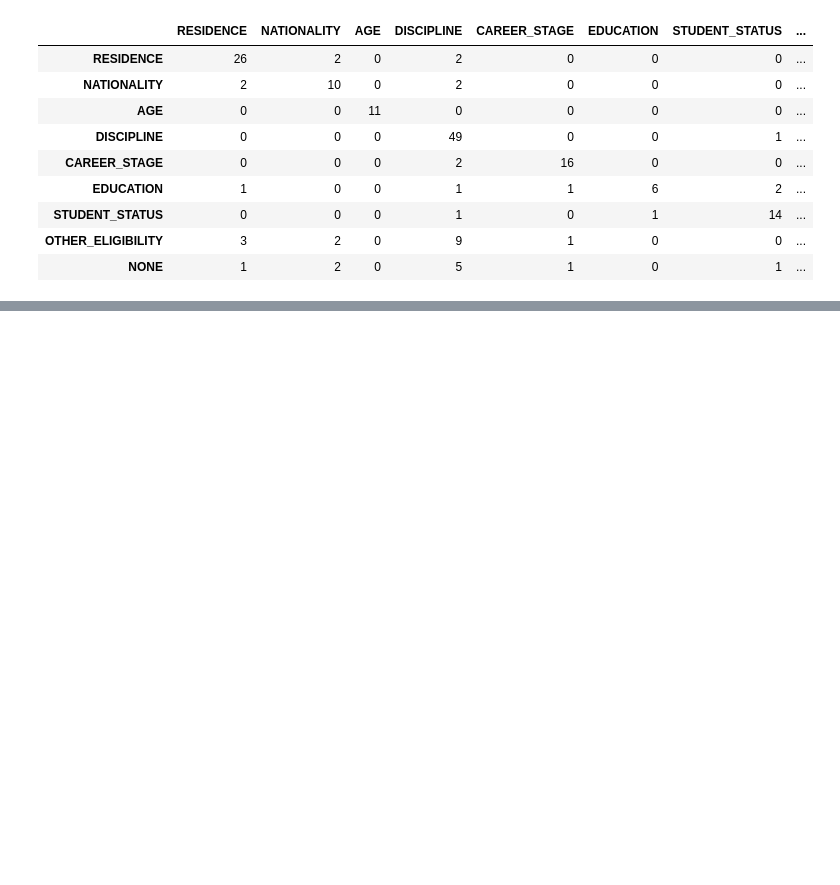
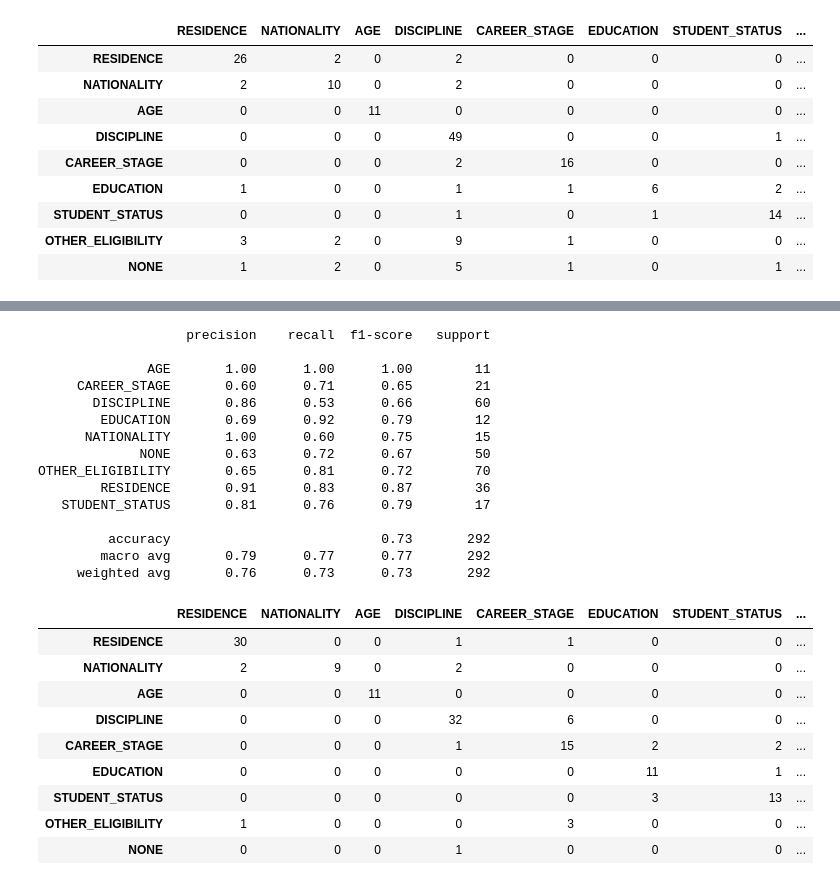
Before and after one commit to Lucaisok/open_art, a Jupyter notebook: notebooks/eligibility_classifier.ipynb, the cells around one changed output, grey strips where cells are left out. Cells and saved outputs as stored; diff of their text form; code cells hidden in the pictures; blank space fills up the shorter version.

Commit message:
fourth model, external LLM

```diff
--- a/notebooks/eligibility_classifier.ipynb
+++ b/notebooks/eligibility_classifier.ipynb
@@ -425,0 +495,32 @@ embeddings  NONE->DISCIPLINE:  5   DISCIPLINE->NONE:  7
+# %%
+# Step 3: the same report as the trained models
+print(classification_report(y, llm_pred))
+
+llm_cm = confusion_matrix(y, llm_pred, labels=LABEL_ORDER)
+pd.DataFrame(llm_cm, index=LABEL_ORDER, columns=LABEL_ORDER)
+# %% [output]
+                   precision    recall  f1-score   support
+
+              AGE       1.00      1.00      1.00        11
+     CAREER_STAGE       0.60      0.71      0.65        21
+       DISCIPLINE       0.86      0.53      0.66        60
+        EDUCATION       0.69      0.92      0.79        12
+      NATIONALITY       1.00      0.60      0.75        15
+             NONE       0.63      0.72      0.67        50
+OTHER_ELIGIBILITY       0.65      0.81      0.72        70
+        RESIDENCE       0.91      0.83      0.87        36
+   STUDENT_STATUS       0.81      0.76      0.79        17
+
+         accuracy                           0.73       292
+        macro avg       0.79      0.77      0.77       292
+     weighted avg       0.76      0.73      0.73       292
+|  | RESIDENCE | NATIONALITY | AGE | DISCIPLINE | CAREER_STAGE | EDUCATION | STUDENT_STATUS | ... |
+| RESIDENCE | 30 | 0 | 0 | 1 | 1 | 0 | 0 | ... |
+| NATIONALITY | 2 | 9 | 0 | 2 | 0 | 0 | 0 | ... |
+| AGE | 0 | 0 | 11 | 0 | 0 | 0 | 0 | ... |
+| DISCIPLINE | 0 | 0 | 0 | 32 | 6 | 0 | 0 | ... |
+| CAREER_STAGE | 0 | 0 | 0 | 1 | 15 | 2 | 2 | ... |
+| EDUCATION | 0 | 0 | 0 | 0 | 0 | 11 | 1 | ... |
+| STUDENT_STATUS | 0 | 0 | 0 | 0 | 0 | 3 | 13 | ... |
+| OTHER_ELIGIBILITY | 1 | 0 | 0 | 0 | 3 | 0 | 0 | ... |
+| NONE | 0 | 0 | 0 | 1 | 0 | 0 | 0 | ... |
```
Also changed, not shown: parts of 4 cells of this notebook, 2 other files.
